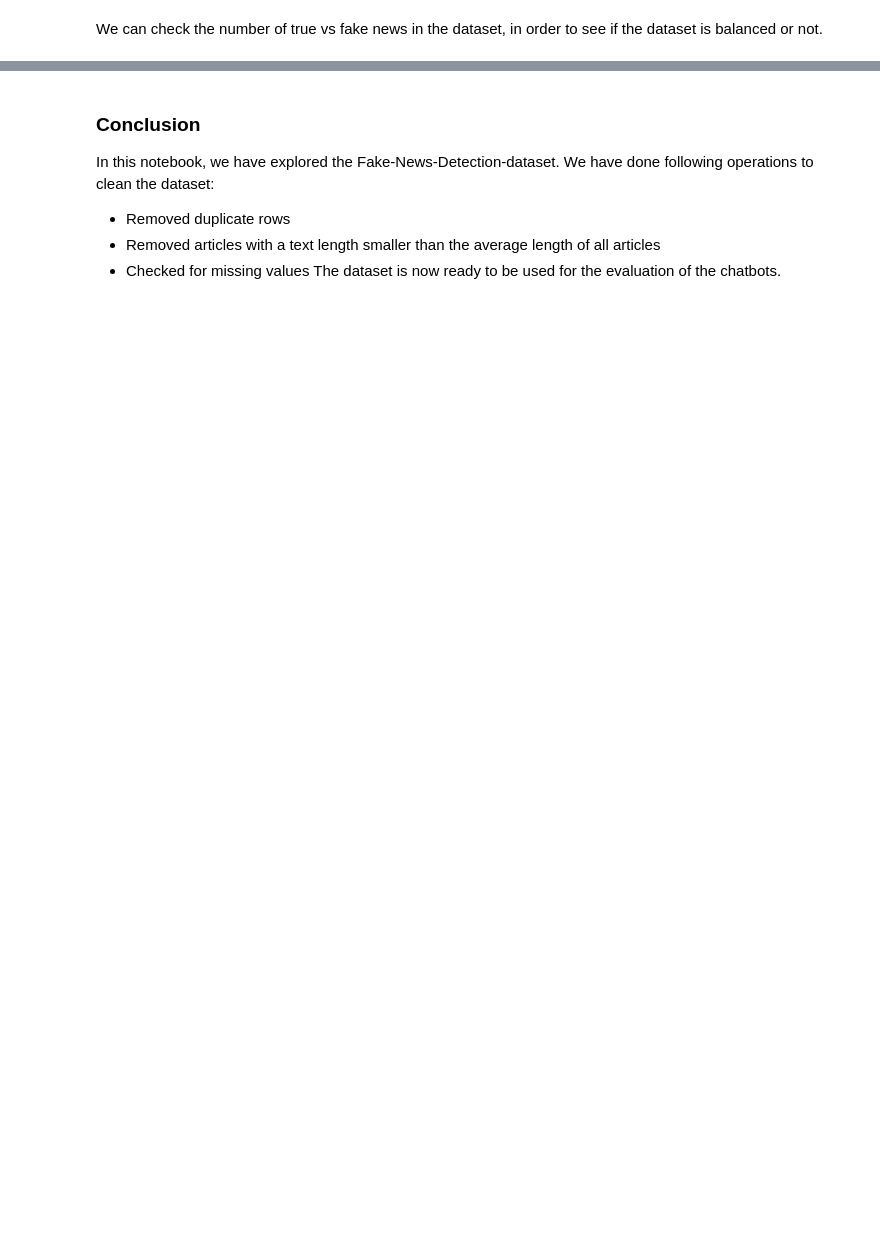
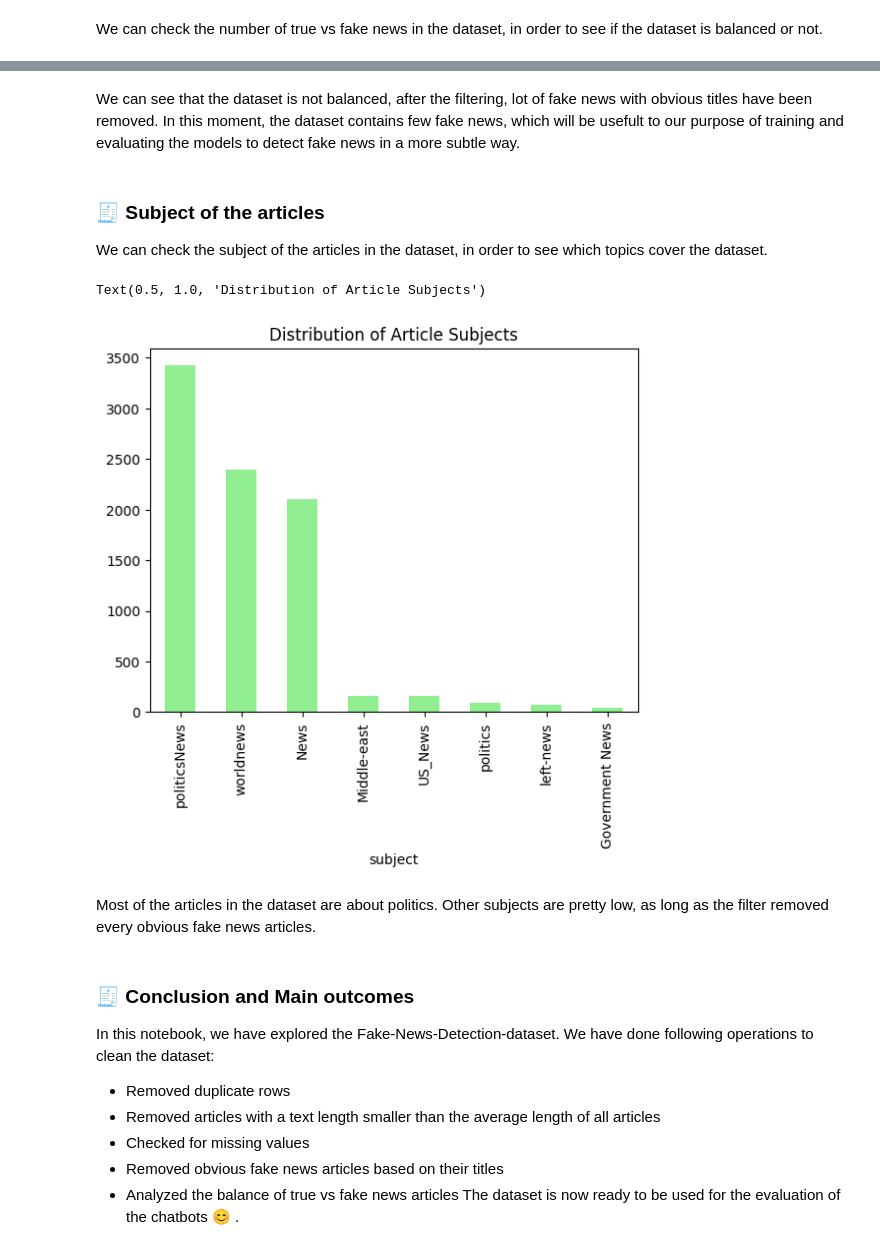
Before and after one commit to zFishStick/Cyclic-LLM-Checker, a Jupyter notebook: notebooks/dataset_1.ipynb, the cells around one changed output, grey strips where cells are left out. Saved outputs shown, nothing was run; the diff lists cells and outputs as text; code cells hidden in the pictures; blank space fills up the shorter version.

```diff
--- a/notebooks/dataset_1.ipynb
+++ b/notebooks/dataset_1.ipynb
@@ -170,7 +295,24 @@ The difference between real and fake news articles is minimal. The dataset is ba
+# %% [markdown]
+We can see that the dataset is not balanced, after the filtering, lot of fake news with obvious titles have been removed. In this moment, the dataset contains few fake news, which will be usefult to our purpose of training and evaluating the models to detect fake news in a more subtle way.
+# %% [markdown]
+### 🧾 Subject of the articles
+We can check the subject of the articles in the dataset, in order to see which topics cover the dataset.
+# %%
+import matplotlib.pyplot as plt
+
+df["subject"].value_counts().plot(kind="bar", color="lightgreen")
+plt.title("Distribution of Article Subjects")
+# %% [output]
+Text(0.5, 1.0, 'Distribution of Article Subjects')
+[figure, added]
+# %% [markdown]
+Most of the articles in the dataset are about politics. Other subjects are pretty low, as long as the filter removed every obvious fake news articles.
 # %% [markdown]
-### Conclusion
+### 🧾 Conclusion and Main outcomes
 In this notebook, we have explored the Fake-News-Detection-dataset. We have done following operations to clean the dataset:
 - Removed duplicate rows
 - Removed articles with a text length smaller than the average length of all articles
 - Checked for missing values
-The dataset is now ready to be used for the evaluation of the chatbots.
+- Removed obvious fake news articles based on their titles
+- Analyzed the balance of true vs fake news articles
+The dataset is now ready to be used for the evaluation of the chatbots 😊 .
```
Also changed, not shown: parts of 33 cells of this notebook, 10 other files.
